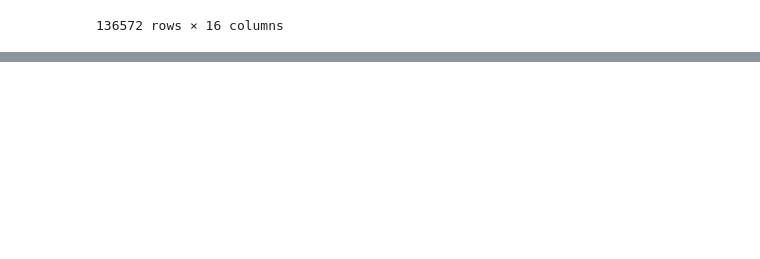
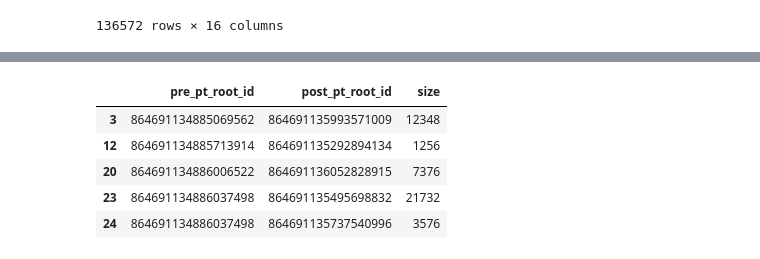
Before and after one commit to MICrONS-Milano-CoLab/MICrONS-datacleaner, a Jupyter notebook: tutorial/basic-tutorial.ipynb, the cells around one changed output, grey strips where cells are left out. Saved outputs shown, nothing was run; the diff lists cells and outputs as text; code cells hidden in the pictures; blank space fills up the shorter version.

```diff
--- a/tutorial/basic-tutorial.ipynb
+++ b/tutorial/basic-tutorial.ipynb
@@ -427,0 +471,10 @@ units.head()
+# %%
+syn_func = fl.synapses_by_id(synapses, pre_ids=units_func['pt_root_id'], post_ids=units_func['pt_root_id'])
+syn_func.head()
+# %% [output]
+|  | pre_pt_root_id | post_pt_root_id | size |
+| 3 | 864691134885069562 | 864691135993571009 | 12348 |
+| 12 | 864691134885713914 | 864691135292894134 | 1256 |
+| 20 | 864691134886006522 | 864691136052828915 | 7376 |
+| 23 | 864691134886037498 | 864691135495698832 | 21732 |
+| 24 | 864691134886037498 | 864691135737540996 | 3576 |
```
Also changed, not shown: parts of 25 cells of this notebook, 5 other files.
